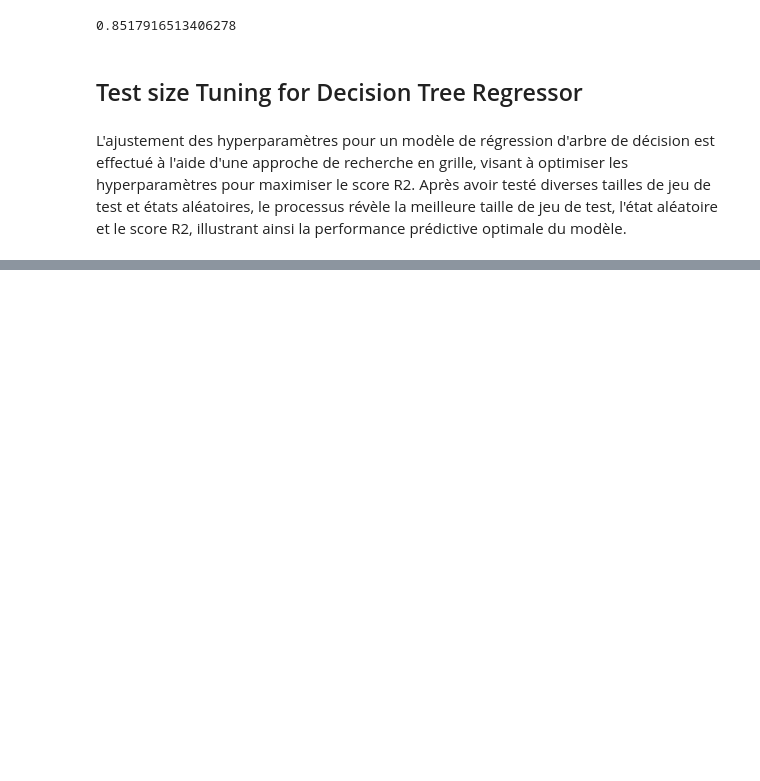
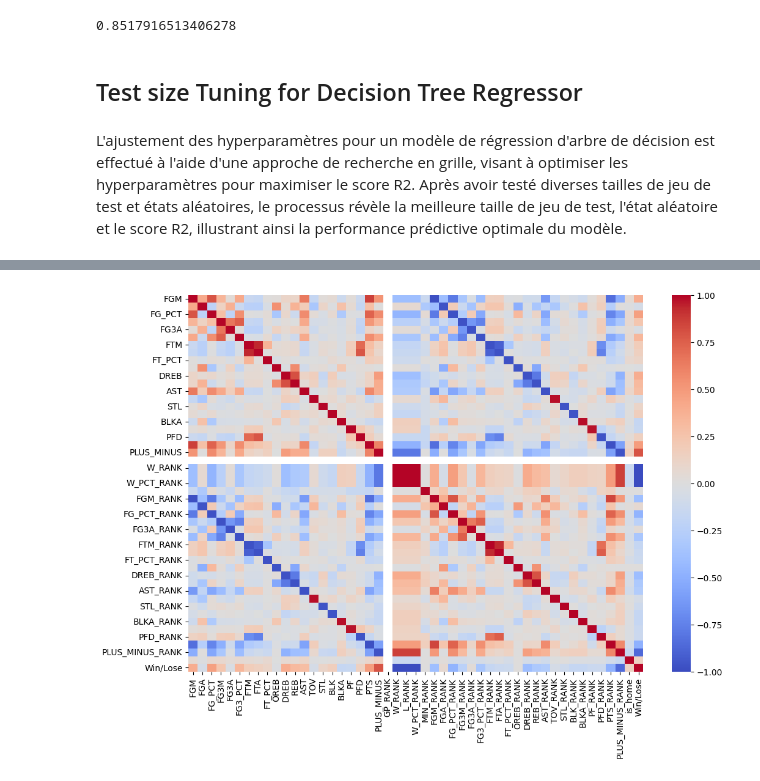
Before and after one commit to bribrix/mlops-nba, a Jupyter notebook: notebooks/young_potential_stars.ipynb, the cells around one changed output, grey strips where cells are left out. Cells and saved outputs as stored; diff of their text form; code cells hidden in the pictures; blank space fills up the shorter version.

```diff
--- a/notebooks/young_potential_stars.ipynb
+++ b/notebooks/young_potential_stars.ipynb
@@ -1038,0 +987,3 @@ NameError: name 'ages' is not defined
+# %%
+stat_team_game_only_num = pd.DataFrame()
+stat_team_game_only_num = stat_team_game
@@ -1038,0 +1001,6 @@ NameError: name 'ages' is not defined
+# %%
+stat_team_game_only_num.drop("TEAM_ABBREVIATION", axis=1, inplace = True)
+stat_team_game_only_num.drop("GAME_DATE", axis = 1, inplace = True)
+stat_team_game_only_num.drop("MATCHUP", axis = 1, inplace = True)
+# %%
+stat_team_game_only_num['W_PCT_RANK_DIFF'] = stat_team_game_only_num['HOME_W_PCT_RANK'] - stat_team_game_only_num['VISITOR_W_PCT_RANK']
@@ -1038,0 +1017,8 @@ NameError: name 'ages' is not defined
+# %%
+correlation_matrix = stat_team_game_only_num.corr()
+# %%
+plt.figure(figsize=(12, 8))
+sns.heatmap(correlation_matrix, annot=False, cmap='coolwarm', fmt=".2f")
+plt.show()
+# %% [output]
+[figure, added]
```
Also changed, not shown: parts of 53 cells of this notebook.
